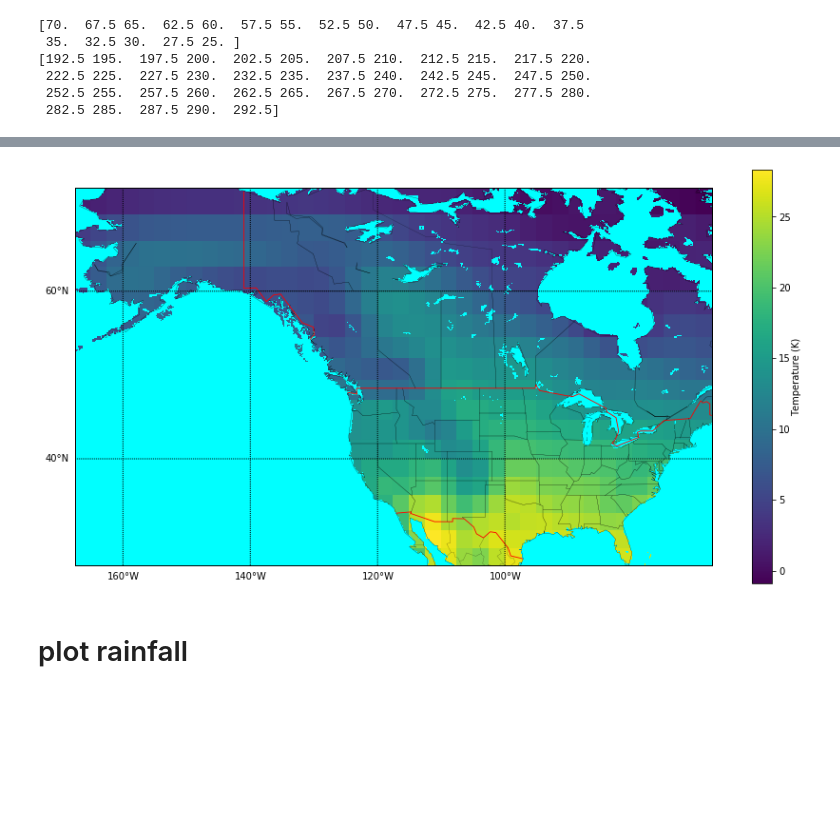
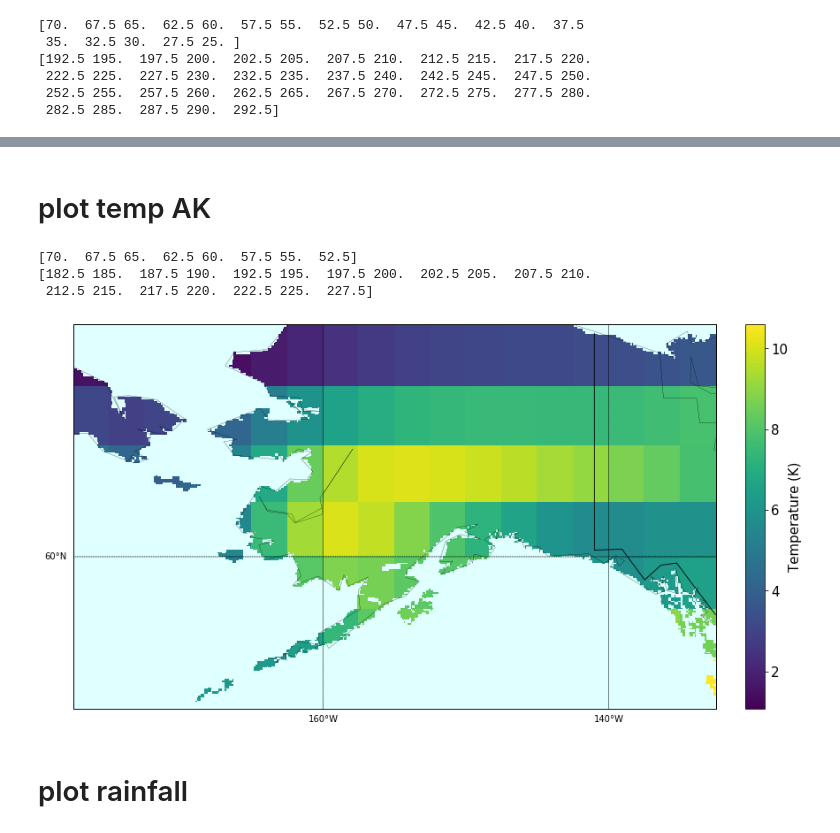
Before and after one commit to adityasant/ECE143_Project, a Jupyter notebook: Local Notebooks/geographic_map.ipynb, the cells around one changed output, grey strips where cells are left out. Drawn from its saved outputs; the diff is of its cells as text; code cells hidden in the pictures; blank space fills up the shorter version.

```diff
--- a/Local Notebooks/geographic_map.ipynb
+++ b/Local Notebooks/geographic_map.ipynb
@@ -130,3 +131,11 @@ print(lon)
  222.5 225.  227.5 230.  232.5 235.  237.5 240.  242.5 245.  247.5 250.
  252.5 255.  257.5 260.  262.5 265.  267.5 270.  272.5 275.  277.5 280.
  282.5 285.  287.5 290.  292.5]
+# %%
+import matplotlib as mpl
+font = {'family' : 'normal',
+        'weight' : 'normal',
+        'size'   : 15
+       }
+
+mpl.rc('font', **font)
@@ -133,30 +176,46 @@ print(lon)
+# %% [markdown]
+# plot temp AK
+# %%
+ak_coords = (51.53, 71.33, -178.8, -130.05)
+ak_temp = region_based_cube(mean_temp, ak_coords)
+# %%
+lat = ak_temp.coord('latitude').points
+lon = ak_temp.coord('longitude').points
+print(lat)
+print(lon)
+# %% [output]
+[70.  67.5 65.  62.5 60.  57.5 55.  52.5]
+[182.5 185.  187.5 190.  192.5 195.  197.5 200.  202.5 205.  207.5 210.
+ 212.5 215.  217.5 220.  222.5 225.  227.5]
 # %%
 from pylab import *
 plt.figure(figsize=[15,8])
-m=Basemap(projection='mill',lat_ts=10, \
+m=Basemap(projection='mill',\
   llcrnrlon=lon.min(),urcrnrlon=lon.max(), \
   llcrnrlat=lat.min(),urcrnrlat=lat.max(), \
   resolution='c')
 # m=Basemap(projection='mill',llcrnrlat=25,urcrnrlat=50,\
 #             llcrnrlon=-125,urcrnrlon=-80,)
 m.drawcoastlines(linewidth=0.25)
-m.drawcountries(linewidth=0.85,color='red')
+m.drawcountries(linewidth=0.85,color='black')
 m.drawstates(linewidth=0.15)
 m.drawmapboundary()
 m.drawparallels(np.arange(0.,90.,20),labels=[1,0,0,0],fontsize=10)
 m.drawmeridians(np.arange(-160,-90,20),labels=[0,0,0,1],fontsize=10)
 # m.fillcontinents(color='lightgrey', zorder=1,lake_color='aqua')
-m.drawlsmask(land_color=(0,0,0,0),ocean_color='aqua',lakes=True,zorder=1)
+m.drawlsmask(land_color=(0,0,0,0),ocean_color='lightcyan',lakes=True,zorder=1)
 
 Lon,Lat = meshgrid(lon,lat)
 x, y = m(Lon,Lat)
-cs = m.pcolormesh(x,y,us_temp.data,shading='flat',cmap='viridis')
+cs = m.pcolormesh(x,y,ak_temp.data,shading='flat',cmap='viridis')
 # cs = m.pcolormesh(x,y,us_temp.data,shading='flat',cmap='BuGnYl')
-cbar= plt.colorbar()
+cbar= plt.colorbar(fraction=0.046, pad=0.04)
 cbar.set_label("Temperature (K)", labelpad=+1)
+plt.savefig('./plot_eps/ak_temp.png', dpi = 1200)
+plt.savefig('./plot_eps/ak_temp.pdf')
 plt.show()
 # %% [output]
-[figure, old version]
+[figure, new version]
 # %% [markdown]
 # plot rainfall
 # %%
```
Also changed, not shown: parts of 10 cells of this notebook.
